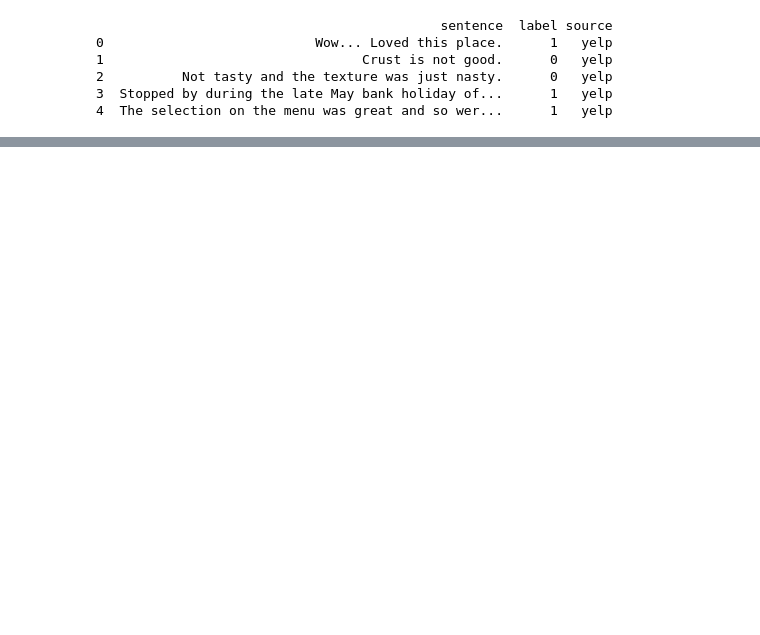
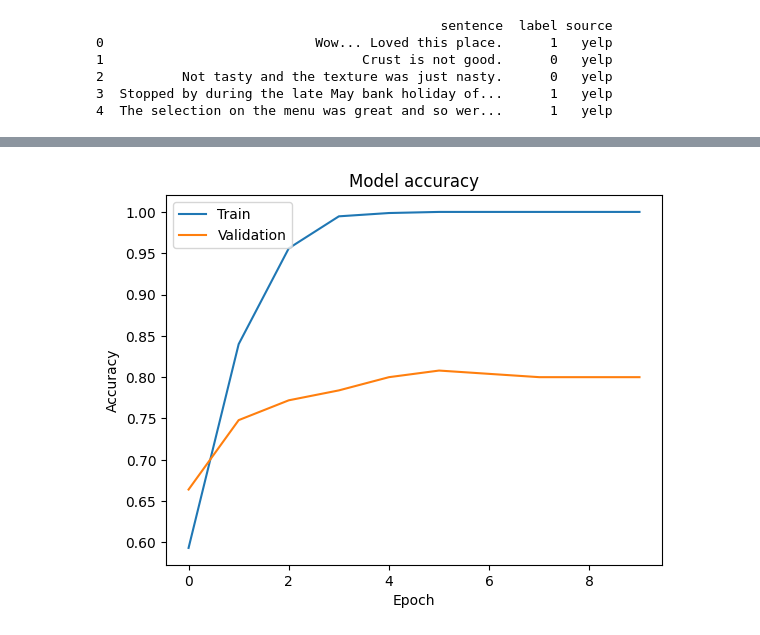
Before and after one commit to adalbertii/Modele---klasyfikacyjne, a Jupyter notebook: CNN_sentiment_case.ipynb, the cells around one changed output, grey strips where cells are left out. Drawn from its saved outputs; the diff is of its cells as text; code cells hidden in the pictures; blank space fills up the shorter version.

```diff
--- a/CNN_sentiment_case.ipynb
+++ b/CNN_sentiment_case.ipynb
@@ -70,0 +77,12 @@ def create_embedding_matrix(filepath, word_index, embedding_dim):
+# %%
+embedding_dim = 100
+
+model = Sequential()
+model.add(layers.Embedding(vocab_size, embedding_dim, input_length=maxlen))
+model.add(layers.Conv1D(128, 5, activation='relu'))
+model.add(layers.GlobalMaxPooling1D())
+model.add(layers.Dense(10, activation='relu'))
+model.add(layers.Dense(1, activation='sigmoid'))
+model.compile(optimizer='adam',
+              loss='binary_crossentropy',
+              metrics=['accuracy'])
@@ -70,0 +112,5 @@ def create_embedding_matrix(filepath, word_index, embedding_dim):
+# %%
+history = model.fit(X_train, y_train,
+                    epochs=10,
+                    validation_data=(X_test, y_test),
+                    batch_size=10)
@@ -70,0 +138,13 @@ def create_embedding_matrix(filepath, word_index, embedding_dim):
+# %%
+import matplotlib.pyplot as plt
+%matplotlib inline
+
+plt.plot(history.history['accuracy'])
+plt.plot(history.history['val_accuracy'])
+plt.title('Model accuracy')
+plt.ylabel('Accuracy')
+plt.xlabel('Epoch')
+plt.legend(['Train', 'Validation'], loc='upper left')
+plt.show()
+# %% [output]
+[figure, added]
```
Also changed, not shown: parts of 5 cells of this notebook.
